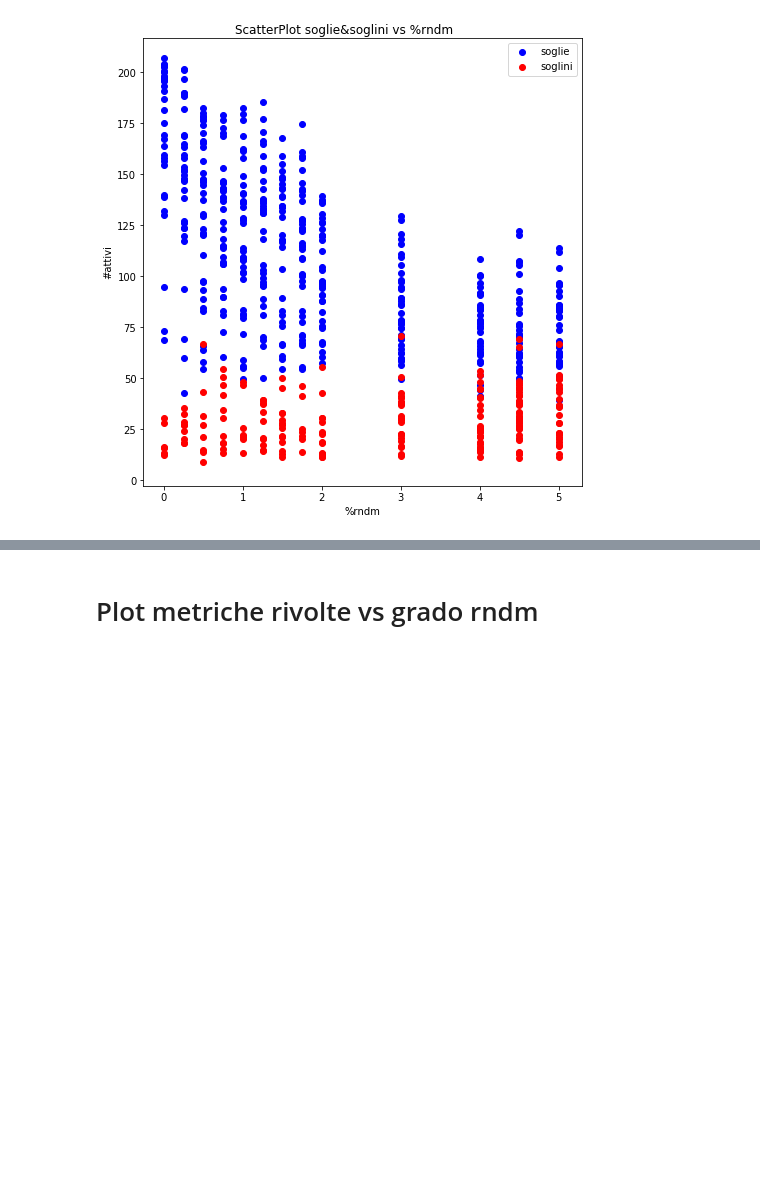
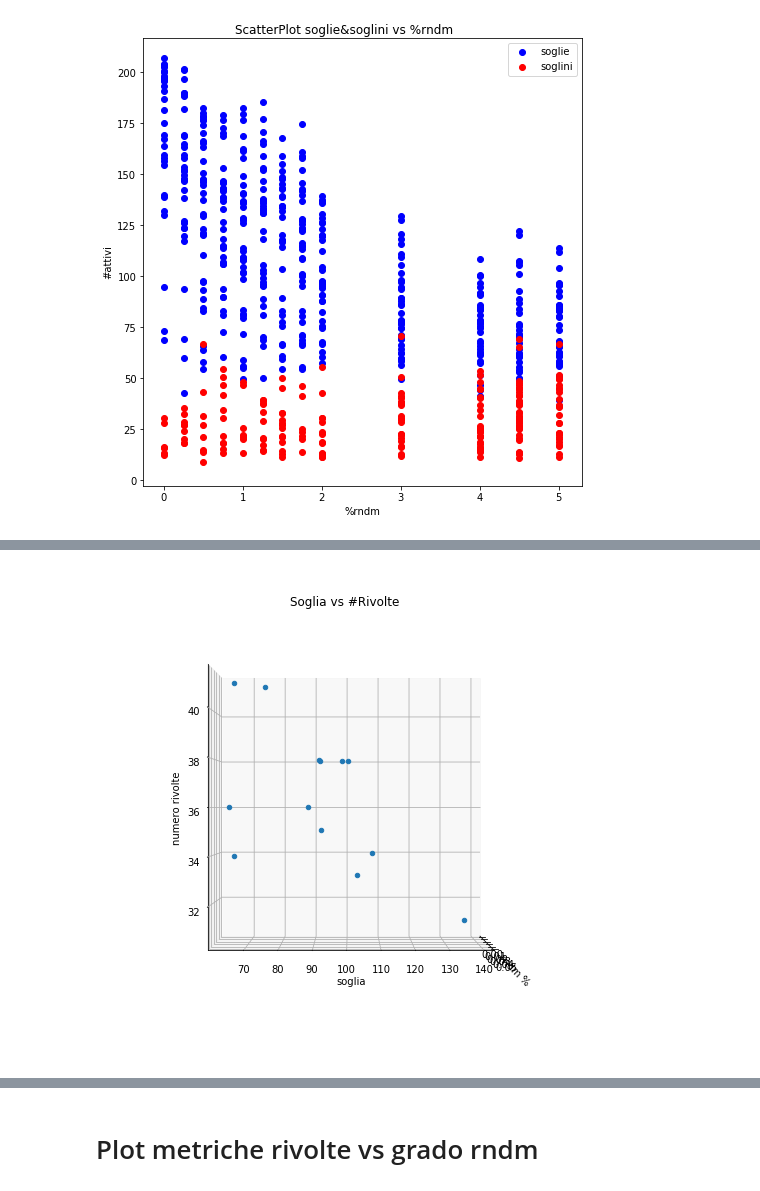
Before and after one commit to jackdeandrea/Econofisica, a Jupyter notebook: 00-correlazione_metriche_randomicita.ipynb, the cells around one changed output, grey strips where cells are left out. Saved outputs shown, nothing was run; the diff lists cells and outputs as text; code cells hidden in the pictures; blank space fills up the shorter version.

```diff
--- a/00-correlazione_metriche_randomicita.ipynb
+++ b/00-correlazione_metriche_randomicita.ipynb
@@ -353,0 +187,16 @@ plt.show()
+# %%
+import matplotlib.pyplot as plt
+from mpl_toolkits.mplot3d import Axes3D
+
+fig = plt.figure(figsize=(7,7))
+ax = fig.add_subplot(111, projection='3d')
+ax.scatter(file[file.columns[0]], file[file.columns[1]], file[file.columns[-4]], depthshade=False)
+ax.set_xlabel(file.columns[0])
+ax.set_ylabel(file.columns[1])
+ax.set_zlabel(file.columns[-4])
+ax.set_title('Soglia vs #Rivolte')
+ax.view_init(0, 0)
+plt.tight_layout()
+plt.show()
+# %% [output]
+[figure, added]
```
Also changed, not shown: parts of 35 cells of this notebook.
